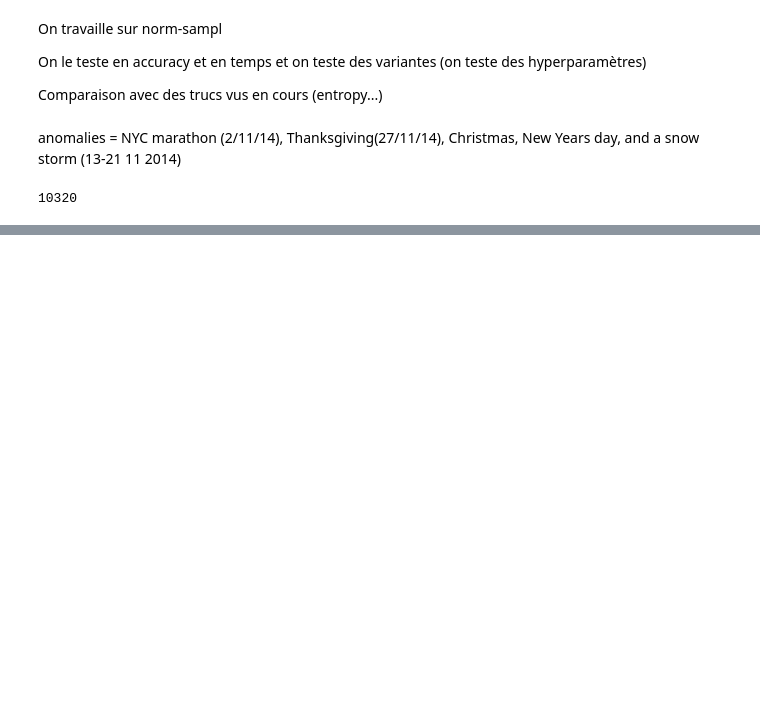
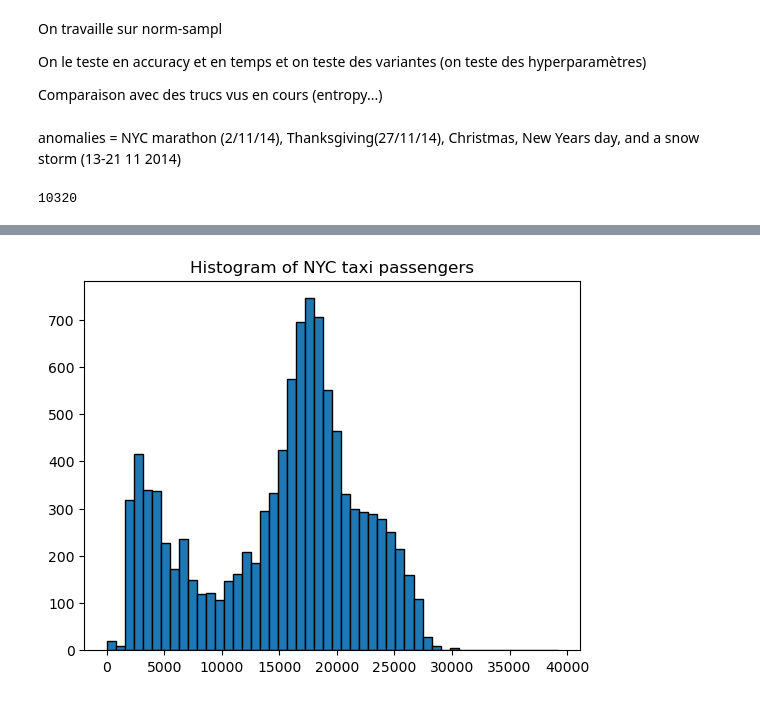
Before and after one commit to gregoirebechade/mlts_final, a Jupyter notebook: gregoire.ipynb, the cells around one changed output, grey strips where cells are left out. Saved outputs shown, nothing was run; the diff lists cells and outputs as text; code cells hidden in the pictures; blank space fills up the shorter version.

```diff
--- a/gregoire.ipynb
+++ b/gregoire.ipynb
@@ -38,0 +96,6 @@ plt.plot(time , np.array(df['value']))
+# %%
+plt.hist(taxis, bins=50, edgecolor='black')
+plt.title('Histogram of NYC taxi passengers')
+plt.show()
+# %% [output]
+[figure, added]
```
Also changed, not shown: parts of 8 cells of this notebook, 18 other files.
